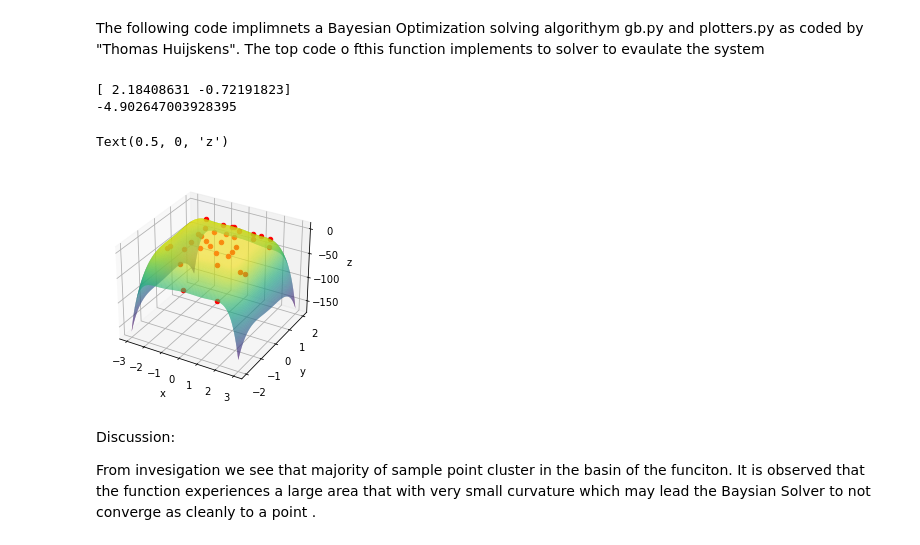
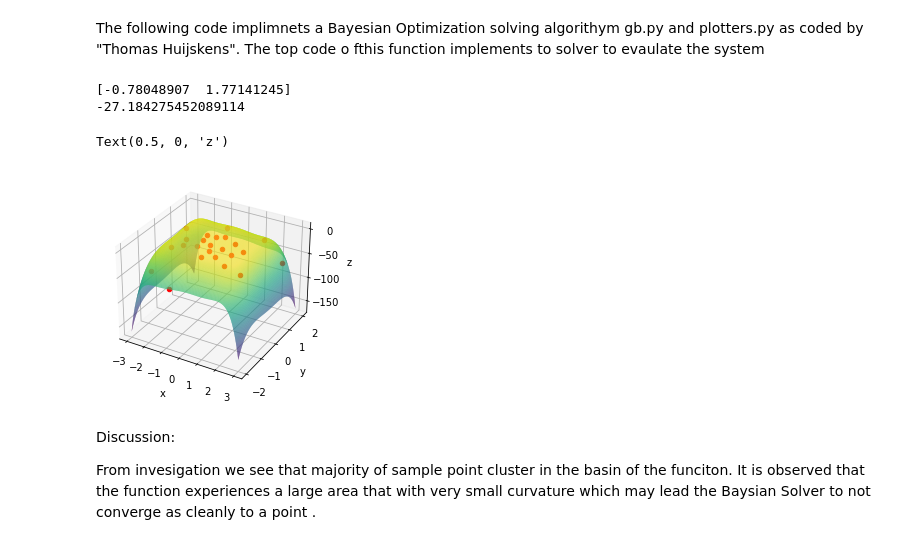
Before and after one commit to Cwhitney32/DesignOptimization, a Jupyter notebook: Homework 3.ipynb, the cells around one changed output. Drawn from its saved outputs; the diff is of its cells as text; code cells hidden in the pictures.

```diff
--- a/Homework 3.ipynb
+++ b/Homework 3.ipynb
@@ -38,13 +38,16 @@ Estimate $A_{12}$ and $A_{21}$ using data from the above table:
 2. Since the model is nonlinear, the problem does not have an analytical solution. Therefore, solve it using the gradient descent or Newton's method implemented in HW1;
 3. Compare your optimized model with the data. Does your model fit well with the data?
 # %%
-# Here is a code for gradient descent without line search
 import numpy as np
 import math as m
 import torch as t
 from torch.autograd import Variable
 from line_search_bt import *
 import matplotlib.pyplot as plt
+
+def func(z):
+
+   return (((x1[i]*pwater*t.exp(x[0]*((x[1]*x2[i])/(x[0]*x1[i]+x[1]*x2[i]))**2)) + (x2[i]*pdioxane*t.exp( x[1]*((x[0]*x1[i])/(x[0]*x1[i]+x[1]*x2[i]))**2))) - p[i])**2
 
 T=20
 
@@ -65,8 +68,7 @@ pdioxane=((p_specific(a_dioxane,T)))
 x = Variable(t.tensor([1.0, 1.0]), requires_grad=True)
 
 # step size
-a = 0.001
-
+a = .001
 #create a check variable
 pcheck_str=[]
 
@@ -77,10 +79,17 @@ for i in range(100):
         loss = (((x1[i]*pwater*t.exp(x[0]*((x[1]*x2[i])/(x[0]*x1[i]+x[1]*x2[i]))**2)) + (x2[i]*pdioxane*t.exp( x[1]*((x[0]*x1[i])/(x[0]*x1[i]+x[1]*x2[i]))**2))) - p[i])**2
 
         loss.backward()
+
     x.grad.numpy()
 
     with t.no_grad():
 
+        l=x.data.numpy()
+        grad=x.grad.numpy()
+        direction=x.grad.numpy()
+
+        #a=line_search_bt(l,func,grad,a,.5,.8,direction)
+        #print(a)
         x -= a * x.grad
 
         # clear gradient
@@ -103,10 +112,10 @@ for i in range(0,len(p)):
 
 
 
-plt.plot(x1,pcheck_str,'ro',x1,p)
+plt.plot(x1,pcheck_str,x1,p,'ro')
 plt.xlabel('x')
 plt.ylabel('p')
-plt.title('Vapor Liquid equilibria - Experimental Vs. OLS Model Fit ')
+plt.title('Vapor-Liquid Equilibria - Experimental Vs. OLS Model Fit ')
 # %% [output]
 [1.9584177 1.6891866]
 0.00071549066
@@ -196,40 +210,40 @@ def sample_loss(x):
 x = np.linspace(-3, 3, 300)
 y = np.linspace(-2, 2, 300)
 
-n_iters=30
+n_iters=20
 bounds=np.array([[-3,3], [-2,2]])
 
 #xp, yp = bayesian_optimisation(n_iters, sample_loss, bounds,random_search=10000)
 
 #xp,yp=bayesian_optimisation(n_iters, sample_loss, bounds,[[0,0],[.1,0],[-.1,0],[-.2,.2]], gp_params=None, random_search=False, alpha=1e-6, epsilon=1e-11)
-xp,yp=bayesian_optimisation(n_iters, sample_loss, bounds,x0=None, gp_params=None, random_search=False, alpha=1e-10, epsilon=1e-11)
+xp,yp=bayesian_optimisation(n_iters, sample_loss, bounds,x0=None, gp_params=None, random_search=False, alpha=1e-6, epsilon=1e-11)
 
 s=len(xp)
 
 x_sol=xp[s-1]
 
 sol=sample_loss(x_sol)
 
 print(x_sol)
 print(sol)
 
 X, Y = np.meshgrid(x, y)
 Z = sample_loss([X,Y])
 fig = plt.figure()
 ax = plt.axes(projection='3d')
 ax.plot_surface(X, Y, Z, rstride=1, cstride=1, cmap='viridis', edgecolor='none')
 
 for i in range(0,len(xp)-1):
     ax.scatter(xp[i,0],xp[i,1],yp[i],marker = 'o',color='r')
 
 ax.set_xlabel('x')
 ax.set_ylabel('y')
 ax.set_zlabel('z')
 # %% [output]
-[ 2.18408631 -0.72191823]
--4.902647003928395
+[-0.78048907  1.77141245]
+-27.184275452089114
 Text(0.5, 0, 'z')
-[figure, old version]
+[figure, new version]
 # %% [markdown]
 Discussion:
 
```
Also changed, not shown: parts of 5 cells of this notebook, 2 other files.
